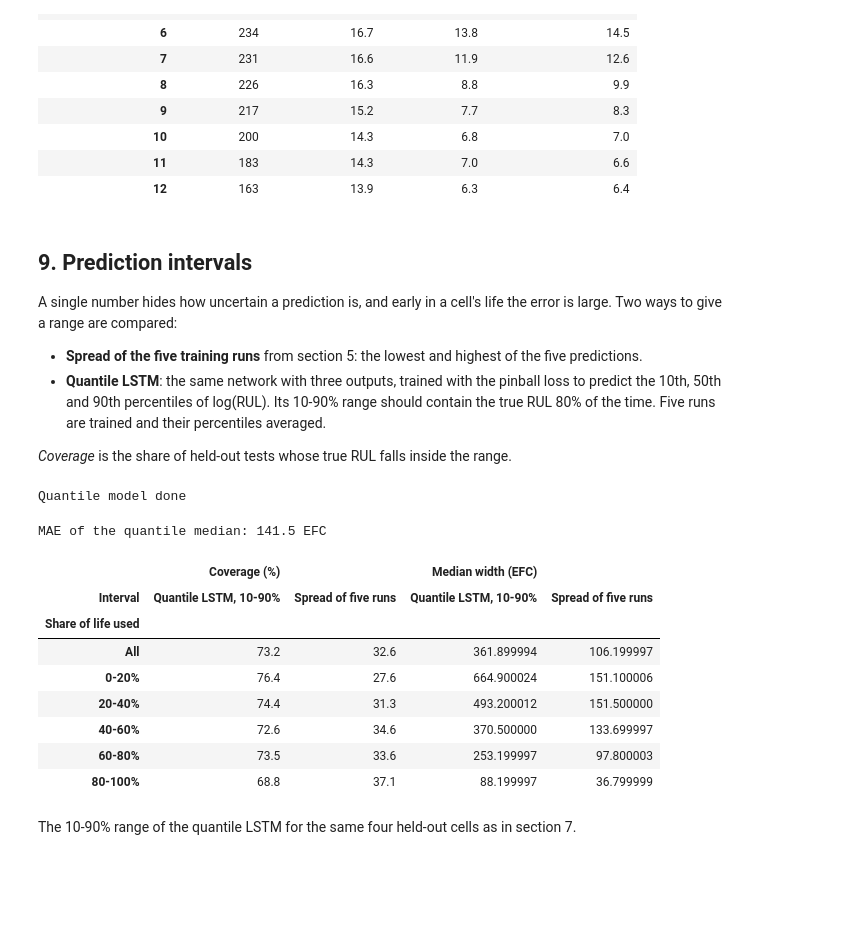
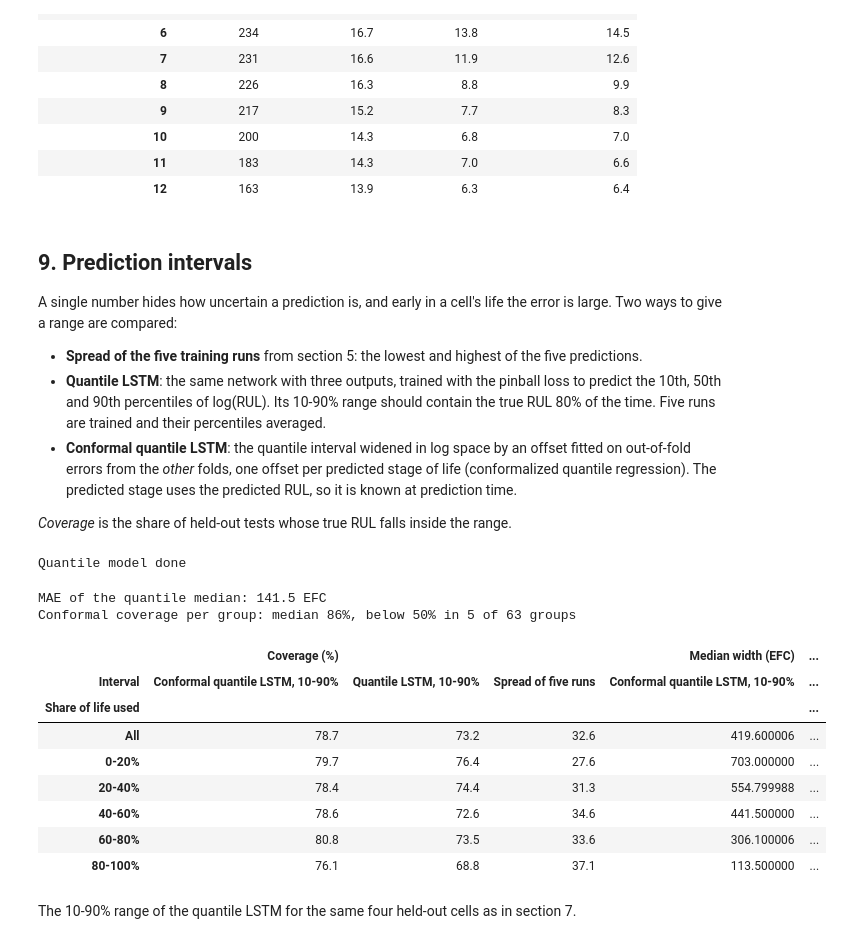
Before and after one commit to junbo9/battery-rul-lstm-attention, a Jupyter notebook: 02_train_models.ipynb, the cells around one changed output. Saved outputs shown, nothing was run; the diff lists cells and outputs as text; code cells hidden in the pictures; blank space fills up the shorter version.

```diff
--- a/02_train_models.ipynb
+++ b/02_train_models.ipynb
@@ -315,15 +317,26 @@ bins = np.linspace(0, 1, 6)
 centers = (bins[:-1] + bins[1:]) / 2
 which = np.clip(np.digitize(life_frac, bins) - 1, 0, len(centers) - 1)
 
-by_stage = pd.DataFrame({name: [np.abs(pred - true_rul)[which == b].mean() for b in range(len(centers))]
+# Oracle: told the true mean life of the held-out group by the group's other cells (impossible in practice).
+# Its error is what remains from the spread between cells cycled the same way (section 10).
+cells_tab = steps.drop_duplicates('cell').set_index('cell')
+g_sum = cells_tab.groupby('group')['efc_total'].transform('sum')
+g_n = cells_tab.groupby('group')['efc_total'].transform('count')
+sibling_life = ((g_sum - cells_tab['efc_total']) / (g_n - 1)).where(g_n > 1)
+oracle = np.maximum(sibling_life.loc[steps['cell'].values[step_rows]].values - steps['efc_so_far'].values[step_rows], 1.0)
+compared['Oracle: true mean life of the group'] = oracle       # NaN for the one group with a single cell
+
+by_stage = pd.DataFrame({name: [np.nanmean(np.abs(pred - true_rul)[which == b]) for b in range(len(centers))]
                          for name, pred in compared.items()},
                         index=[f'{int(lo * 100)}-{int(hi * 100)}%' for lo, hi in zip(bins[:-1], bins[1:])])
 by_stage.index.name = 'Share of life used'
 by_stage.round(0).to_csv('figures/error_by_stage.csv')
 
 fig, ax = plt.subplots(figsize=(7, 4))
-for name, style, marker in zip(compared, [':', '-.', '--', '--', '-'], ['o', 's', '^', 'v', 'D']):
-    ax.plot(centers * 100, by_stage[name], style, marker=marker, lw=2, label=name)
+styles = [':', '-.', '--', '--', '-', (0, (6, 2))]
+for name, style, marker in zip(compared, styles, ['o', 's', '^', 'v', 'D', 'x']):
+    ax.plot(centers * 100, by_stage[name], linestyle=style, marker=marker, lw=2, label=name,
+            color='gray' if name.startswith('Oracle') else None)
 ax.set_xlabel('Share of life already used (%)')
 ax.set_ylabel('MAE of predicted RUL (EFC)')
 ax.set_title('Prediction error over the life of a cell')
@@ -437,6 +450,7 @@ A single number hides how uncertain a prediction is, and early in a cell's life
 
 - **Spread of the five training runs** from section 5: the lowest and highest of the five predictions.
 - **Quantile LSTM**: the same network with three outputs, trained with the pinball loss to predict the 10th, 50th and 90th percentiles of log(RUL). Its 10-90% range should contain the true RUL 80% of the time. Five runs are trained and their percentiles averaged.
+- **Conformal quantile LSTM**: the quantile interval widened in log space by an offset fitted on out-of-fold errors from the *other* folds, one offset per predicted stage of life (conformalized quantile regression). The predicted stage uses the predicted RUL, so it is known at prediction time.
 
 *Coverage* is the share of held-out tests whose true RUL falls inside the range.
 # %%
@@ -523,34 +537,63 @@ print('Quantile model done')
 Quantile model done
 # %%
 runs = np.array(deep_pred['LSTM + attention + Swish'])            # (five runs, steps)
+
+# Conformal calibration: scores > 0 mean the true RUL fell outside the raw interval (in log space)
+fold_of_cell = np.zeros(len(cell_ids), dtype=int)
+for f, (_, test) in enumerate(FOLDS):
+    fold_of_cell[test] = f
+fold_of_step = np.repeat(fold_of_cell[:, None], M.shape[1], axis=1)[M]
+y_log, lo_log, hi_log = np.log(np.maximum(true_rul, RUL_FLOOR)), np.log(q_low), np.log(q_high)
+score = np.maximum(lo_log - y_log, y_log - hi_log)
+used = steps['efc_so_far'].values[step_rows]
+pred_stage = np.clip((used / (used + q_mid) * 5).astype(int), 0, 4)  # predicted share of life used, in fifths
+
+def conformal_offset(s, alpha=0.2):
+    n = len(s)
+    return np.quantile(s, min(1.0, np.ceil((n + 1) * (1 - alpha)) / n), method='higher')
+
+c_low, c_high = np.zeros_like(q_low), np.zeros_like(q_high)
+for f in range(len(FOLDS)):
+    test_f, cal = fold_of_step == f, fold_of_step != f                # calibrate on the other folds only
+    for b in range(5):
+        t_b, c_b = test_f & (pred_stage == b), cal & (pred_stage == b)
+        off = conformal_offset(score[c_b] if c_b.sum() >= 30 else score[cal])
+        c_low[t_b], c_high[t_b] = np.exp(lo_log[t_b] - off), np.exp(hi_log[t_b] + off)
+
 intervals = {'Spread of five runs': (runs.min(axis=0), runs.max(axis=0)),
-             'Quantile LSTM, 10-90%': (q_low, q_high)}
+             'Quantile LSTM, 10-90%': (q_low, q_high),
+             'Conformal quantile LSTM, 10-90%': (c_low, c_high)}
 stage_labels = [f'{int(lo * 100)}-{int(hi * 100)}%' for lo, hi in zip(bins[:-1], bins[1:])]
 
 rows = []
 for name, (lo, hi) in intervals.items():
     inside = (true_rul >= lo) & (true_rul <= hi)
     width = hi - lo
     groups = [('All', np.ones(len(inside), dtype=bool))] + [(label, which == b) for b, label in enumerate(stage_labels)]
     for label, sel in groups:
         rows.append({'Interval': name, 'Share of life used': label,
                      'Coverage (%)': 100 * inside[sel].mean(), 'Median width (EFC)': np.median(width[sel])})
 coverage = pd.DataFrame(rows).round(1)
 coverage.to_csv('figures/interval_coverage.csv', index=False)
 print('MAE of the quantile median:', round(np.abs(q_mid - true_rul).mean(), 1), 'EFC')
+inside_c = (true_rul >= c_low) & (true_rul <= c_high)
+per_group = pd.Series(inside_c).groupby(steps['group'].values[step_rows]).mean()
+print(f'Conformal coverage per group: median {100 * per_group.median():.0f}%, '
+      f'below 50% in {(per_group < 0.5).sum()} of {len(per_group)} groups')
 coverage.pivot(index='Share of life used', columns='Interval',
                values=['Coverage (%)', 'Median width (EFC)']).loc[['All'] + stage_labels]
 # %% [output]
 MAE of the quantile median: 141.5 EFC
+Conformal coverage per group: median 86%, below 50% in 5 of 63 groups
-|  | Coverage (%) |  | Median width (EFC) |  |
-| Interval | Quantile LSTM, 10-90% | Spread of five runs | Quantile LSTM, 10-90% | Spread of five runs |
-| Share of life used |  |  |  |  |
-| All | 73.2 | 32.6 | 361.899994 | 106.199997 |
-| 0-20% | 76.4 | 27.6 | 664.900024 | 151.100006 |
-| 20-40% | 74.4 | 31.3 | 493.200012 | 151.500000 |
-| 40-60% | 72.6 | 34.6 | 370.500000 | 133.699997 |
-| 60-80% | 73.5 | 33.6 | 253.199997 | 97.800003 |
-| 80-100% | 68.8 | 37.1 | 88.199997 | 36.799999 |
+|  | Coverage (%) |  |  | Median width (EFC) | ... |
+| Interval | Conformal quantile LSTM, 10-90% | Quantile LSTM, 10-90% | Spread of five runs | Conformal quantile LSTM, 10-90% | ... |
+| Share of life used |  |  |  |  | ... |
+| All | 78.7 | 73.2 | 32.6 | 419.600006 | ... |
+| 0-20% | 79.7 | 76.4 | 27.6 | 703.000000 | ... |
+| 20-40% | 78.4 | 74.4 | 31.3 | 554.799988 | ... |
+| 40-60% | 78.6 | 72.6 | 34.6 | 441.500000 | ... |
+| 60-80% | 80.8 | 73.5 | 33.6 | 306.100006 | ... |
+| 80-100% | 76.1 | 68.8 | 37.1 | 113.500000 | ... |
 # %% [markdown]
 The 10-90% range of the quantile LSTM for the same four held-out cells as in section 7.
 # %%
```
Also changed, not shown: parts of 11 cells of this notebook, 9 other files.
